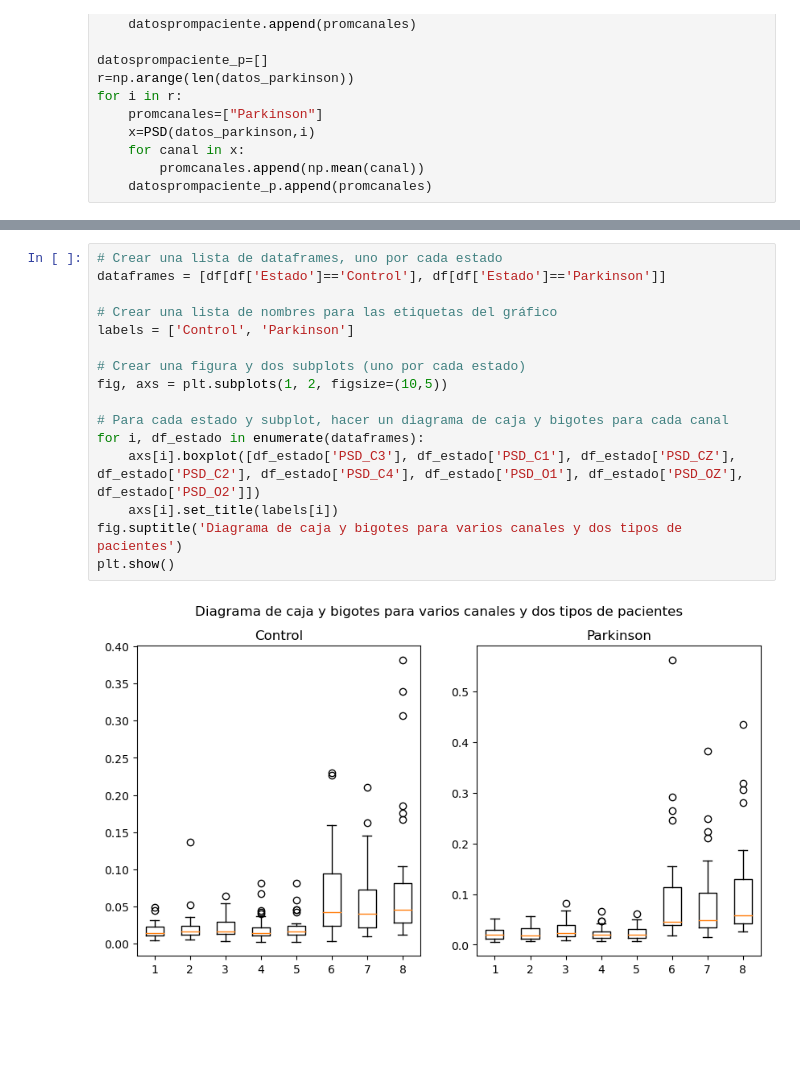
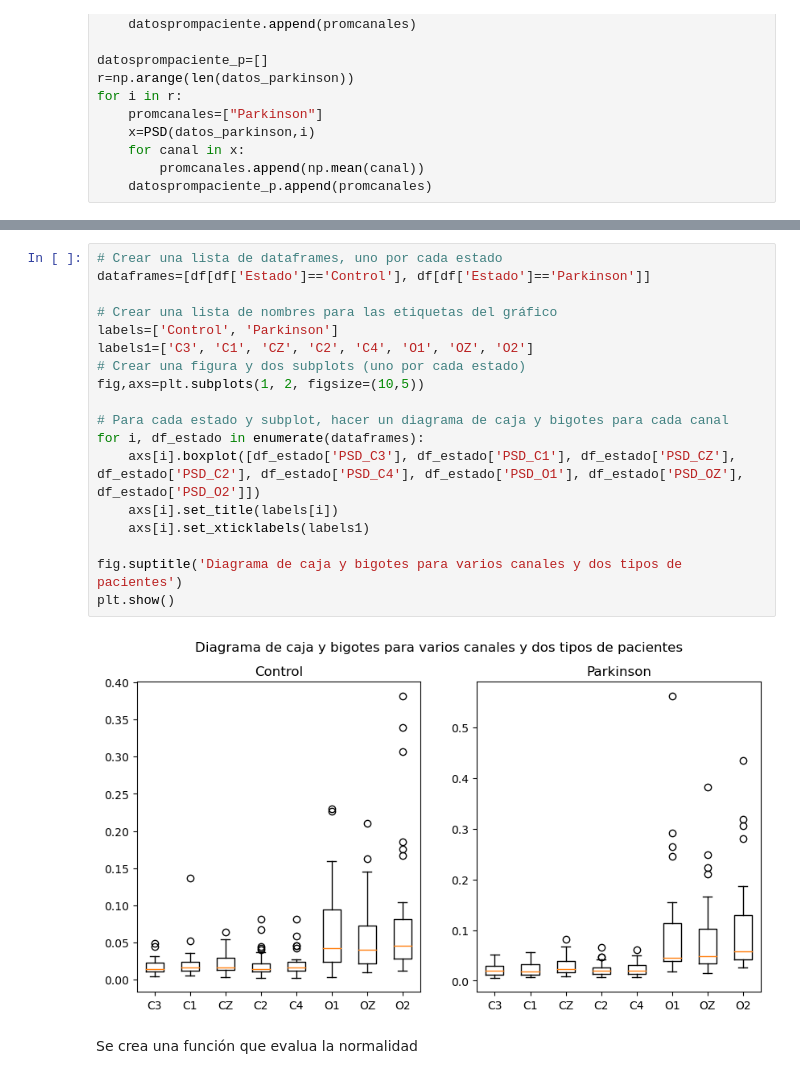
Before and after one commit to Astolfo2332/Parkinson_difference, a Jupyter notebook: Proyecto_1.ipynb, the cells around one changed output, grey strips where cells are left out. Cells and saved outputs as stored; diff of their text form; blank space fills up the shorter version.

```diff
--- a/Proyecto_1.ipynb
+++ b/Proyecto_1.ipynb
@@ -191,19 +193,23 @@ df
 | 59 | Parkinson | 0.009389 | 0.010564 | 0.018995 | 0.013588 | 0.009939 | 0.024931 | 0.024418 | 0.029684 |
 # %%
 # Crear una lista de dataframes, uno por cada estado
-dataframes = [df[df['Estado']=='Control'], df[df['Estado']=='Parkinson']]
+dataframes=[df[df['Estado']=='Control'], df[df['Estado']=='Parkinson']]
 
 # Crear una lista de nombres para las etiquetas del gráfico
-labels = ['Control', 'Parkinson']
-
+labels=['Control', 'Parkinson']
+labels1=['C3', 'C1', 'CZ', 'C2', 'C4', 'O1', 'OZ', 'O2']
 # Crear una figura y dos subplots (uno por cada estado)
-fig, axs = plt.subplots(1, 2, figsize=(10,5))
+fig,axs=plt.subplots(1, 2, figsize=(10,5))
 
 # Para cada estado y subplot, hacer un diagrama de caja y bigotes para cada canal
 for i, df_estado in enumerate(dataframes):
     axs[i].boxplot([df_estado['PSD_C3'], df_estado['PSD_C1'], df_estado['PSD_CZ'], df_estado['PSD_C2'], df_estado['PSD_C4'], df_estado['PSD_O1'], df_estado['PSD_OZ'], df_estado['PSD_O2']])
     axs[i].set_title(labels[i])
+    axs[i].set_xticklabels(labels1)
+
 fig.suptitle('Diagrama de caja y bigotes para varios canales y dos tipos de pacientes')
 plt.show()
 # %% [output]
-[figure, old version]
+[figure, new version]
+# %% [markdown]
+Se crea una función que evalua la normalidad
```
Also changed, not shown: parts of 8 cells of this notebook.
